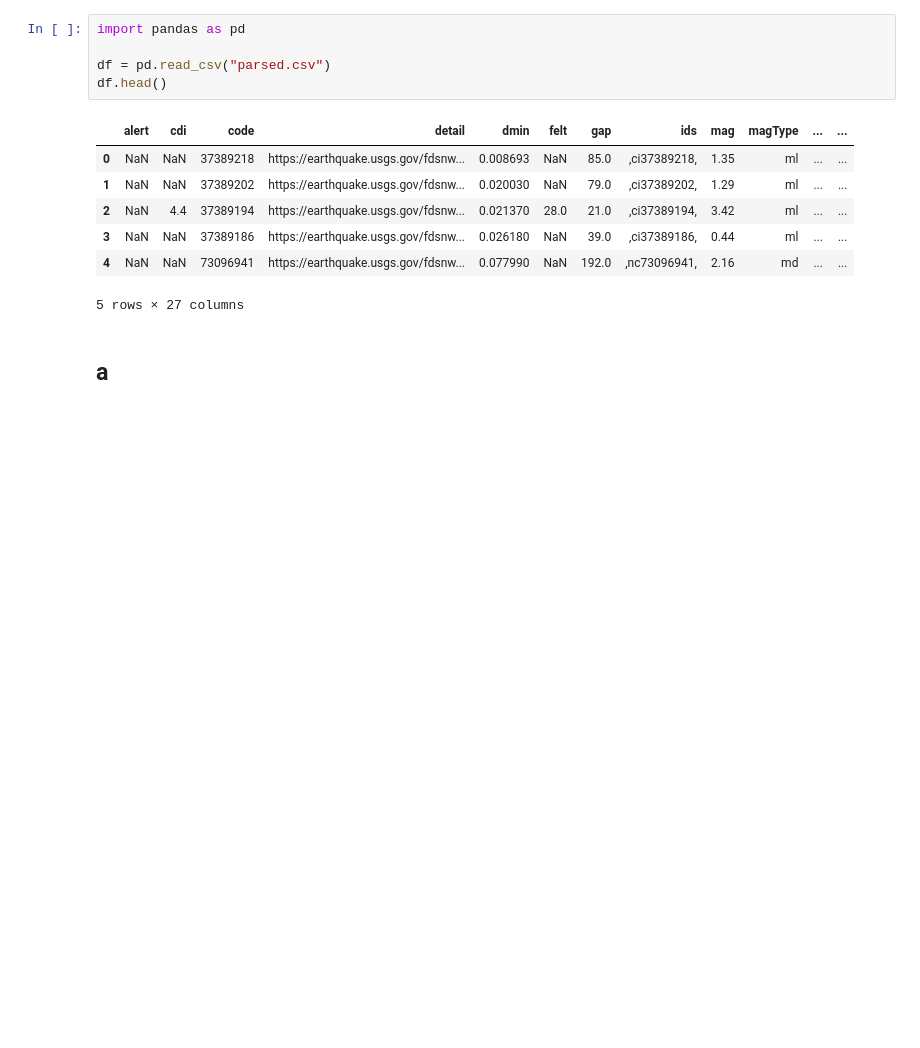
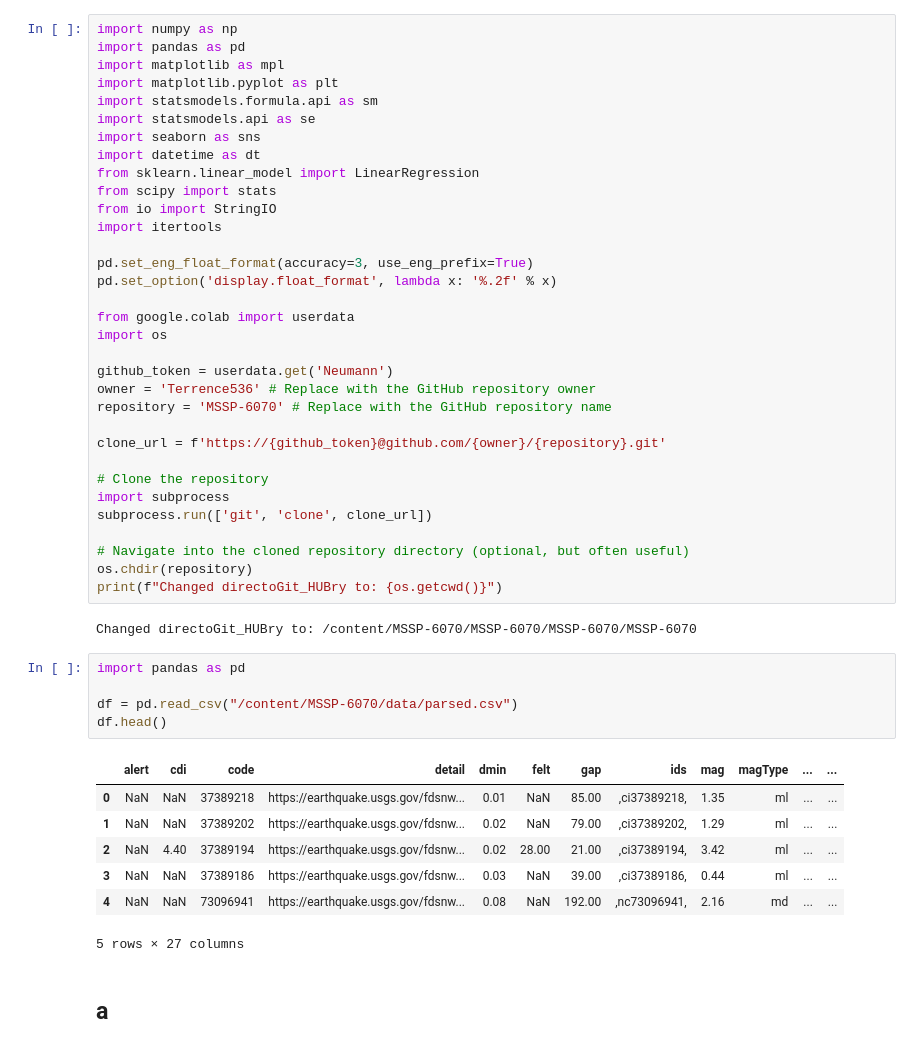
Before and after one commit to Terrence536/MSSP-6070, a Jupyter notebook: WeeklyModules/Week04/Week_4_Assignment.ipynb, the cells around one changed output. Saved outputs shown, nothing was run; the diff lists cells and outputs as text; blank space fills up the shorter version.

```diff
--- a/WeeklyModules/Week04/Week_4_Assignment.ipynb
+++ b/WeeklyModules/Week04/Week_4_Assignment.ipynb
@@ -1,17 +1,52 @@
 # %% [markdown]
 <a href="https://colab.research.google.com/github/Terrence536/MSSP-6070/blob/main/WeeklyModules/Week04/Week_4_Assignment.ipynb" target="_parent"><img src="https://colab.research.google.com/assets/colab-badge.svg" alt="Open In Colab"/></a>
+# %%
+import numpy as np
+import pandas as pd
+import matplotlib as mpl
+import matplotlib.pyplot as plt
+import statsmodels.formula.api as sm
+import statsmodels.api as se
+import seaborn as sns
+import datetime as dt
+from sklearn.linear_model import LinearRegression
+from scipy import stats
+from io import StringIO
+import itertools
+
+pd.set_eng_float_format(accuracy=3, use_eng_prefix=True)
+pd.set_option('display.float_format', lambda x: '%.2f' % x)
+
+from google.colab import userdata
+import os
+
+github_token = userdata.get('Neumann')
+owner = 'Terrence536' # Replace with the GitHub repository owner
+repository = 'MSSP-6070' # Replace with the GitHub repository name
+
+clone_url = f'https://{github_token}@github.com/{owner}/{repository}.git'
+
+# Clone the repository
+import subprocess
+subprocess.run(['git', 'clone', clone_url])
+
+# Navigate into the cloned repository directory (optional, but often useful)
+os.chdir(repository)
+print(f"Changed directoGit_HUBry to: {os.getcwd()}")
+# %% [output]
+Changed directoGit_HUBry to: /content/MSSP-6070/MSSP-6070/MSSP-6070/MSSP-6070
 # %%
 import pandas as pd
 
-df = pd.read_csv("parsed.csv")
+df = pd.read_csv("/content/MSSP-6070/data/parsed.csv")
 df.head()
 # %% [output]
 |  | alert | cdi | code | detail | dmin | felt | gap | ids | mag | magType | ... | ... |
-| 0 | NaN | NaN | 37389218 | https://earthquake.usgs.gov/fdsnw... | 0.008693 | NaN | 85.0 | ,ci37389218, | 1.35 | ml | ... | ... |
-| 1 | NaN | NaN | 37389202 | https://earthquake.usgs.gov/fdsnw... | 0.020030 | NaN | 79.0 | ,ci37389202, | 1.29 | ml | ... | ... |
-| 2 | NaN | 4.4 | 37389194 | https://earthquake.usgs.gov/fdsnw... | 0.021370 | 28.0 | 21.0 | ,ci37389194, | 3.42 | ml | ... | ... |
-| 3 | NaN | NaN | 37389186 | https://earthquake.usgs.gov/fdsnw... | 0.026180 | NaN | 39.0 | ,ci37389186, | 0.44 | ml | ... | ... |
-| 4 | NaN | NaN | 73096941 | https://earthquake.usgs.gov/fdsnw... | 0.077990 | NaN | 192.0 | ,nc73096941, | 2.16 | md | ... | ... |
+| 0 | NaN | NaN | 37389218 | https://earthquake.usgs.gov/fdsnw... | 0.01 | NaN | 85.00 | ,ci37389218, | 1.35 | ml | ... | ... |
+| 1 | NaN | NaN | 37389202 | https://earthquake.usgs.gov/fdsnw... | 0.02 | NaN | 79.00 | ,ci37389202, | 1.29 | ml | ... | ... |
+| 2 | NaN | 4.40 | 37389194 | https://earthquake.usgs.gov/fdsnw... | 0.02 | 28.00 | 21.00 | ,ci37389194, | 3.42 | ml | ... | ... |
+| 3 | NaN | NaN | 37389186 | https://earthquake.usgs.gov/fdsnw... | 0.03 | NaN | 39.00 | ,ci37389186, | 0.44 | ml | ... | ... |
+| 4 | NaN | NaN | 73096941 | https://earthquake.usgs.gov/fdsnw... | 0.08 | NaN | 192.00 | ,nc73096941, | 2.16 | md | ... | ... |
 5 rows × 27 columns
 # %% [markdown]
 ## a
```
Also changed, not shown: parts of 2 cells of this notebook.
